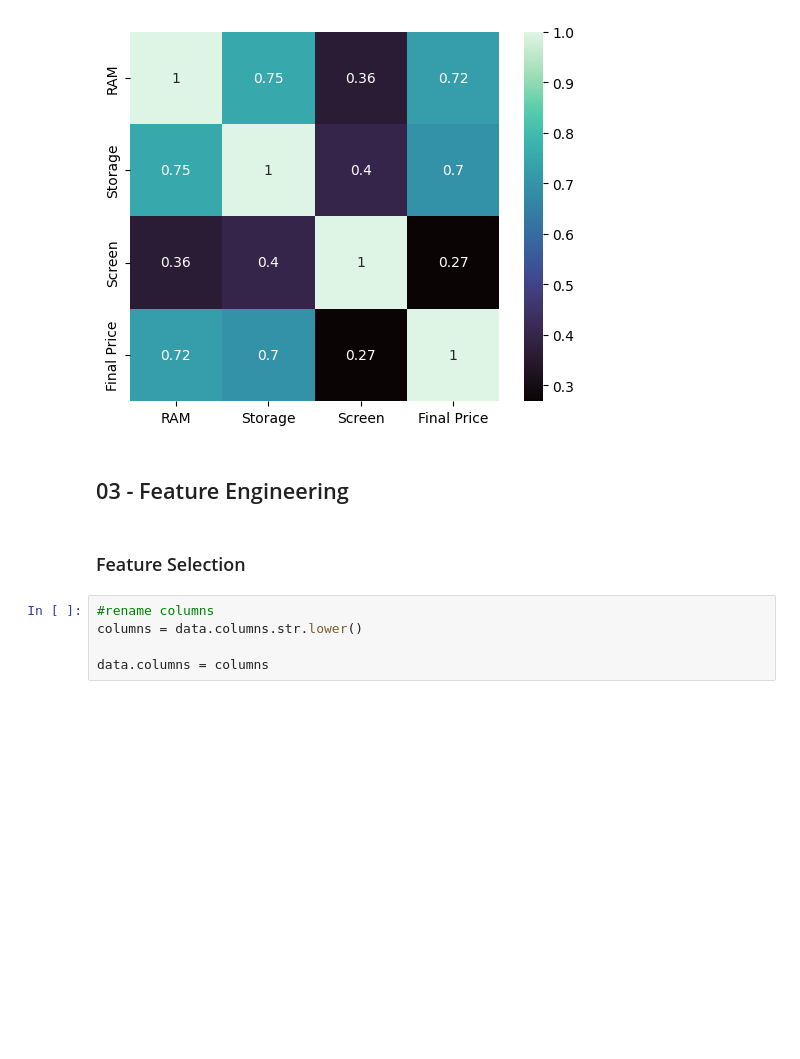
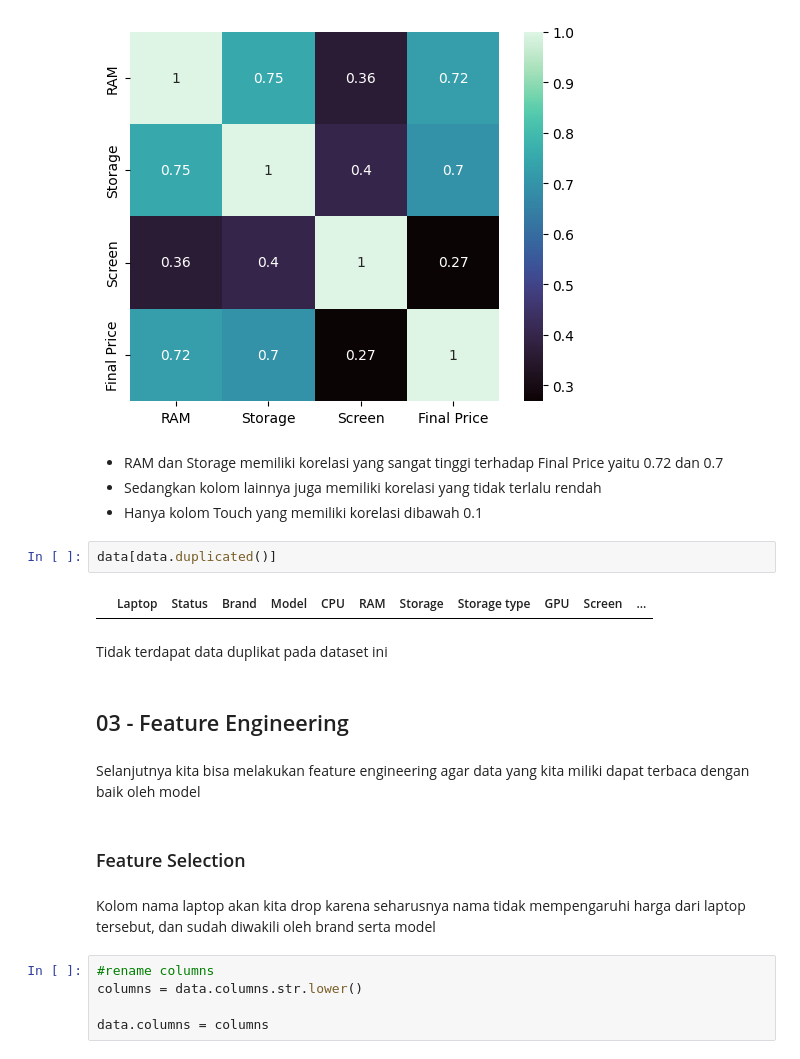
Before and after one commit to ediashta/Laptop-Price-Prediction, a Jupyter notebook: h8dsft_P1M2_Ediashta.ipynb, the cells around one changed output. Saved outputs shown, nothing was run; the diff lists cells and outputs as text; blank space fills up the shorter version.

```diff
--- a/h8dsft_P1M2_Ediashta.ipynb
+++ b/h8dsft_P1M2_Ediashta.ipynb
@@ -200,10 +232,24 @@ CPU : 0.2517567086906365
 GPU : 0.3422702941182396
 Touch : 0.095355125133349
 [figure]
+# %% [markdown]
+* RAM dan Storage memiliki korelasi yang sangat tinggi terhadap Final Price yaitu 0.72 dan 0.7
+* Sedangkan kolom lainnya juga memiliki korelasi yang tidak terlalu rendah
+* Hanya kolom Touch yang memiliki korelasi dibawah 0.1
+# %%
+data[data.duplicated()]
+# %% [output]
+|  | Laptop | Status | Brand | Model | CPU | RAM | Storage | Storage type | GPU | Screen | ... |
+# %% [markdown]
+Tidak terdapat data duplikat pada dataset ini
 # %% [markdown]
 ## 03 - Feature Engineering
+# %% [markdown]
+Selanjutnya kita bisa melakukan feature engineering agar data yang kita miliki dapat terbaca dengan baik oleh model
 # %% [markdown]
 ### Feature Selection
+# %% [markdown]
+Kolom nama laptop akan kita drop karena seharusnya nama tidak mempengaruhi harga dari laptop tersebut, dan sudah diwakili oleh brand serta model
 # %%
 #rename columns
 columns = data.columns.str.lower()
```
Also changed, not shown: parts of 42 cells of this notebook, 5 other files.
